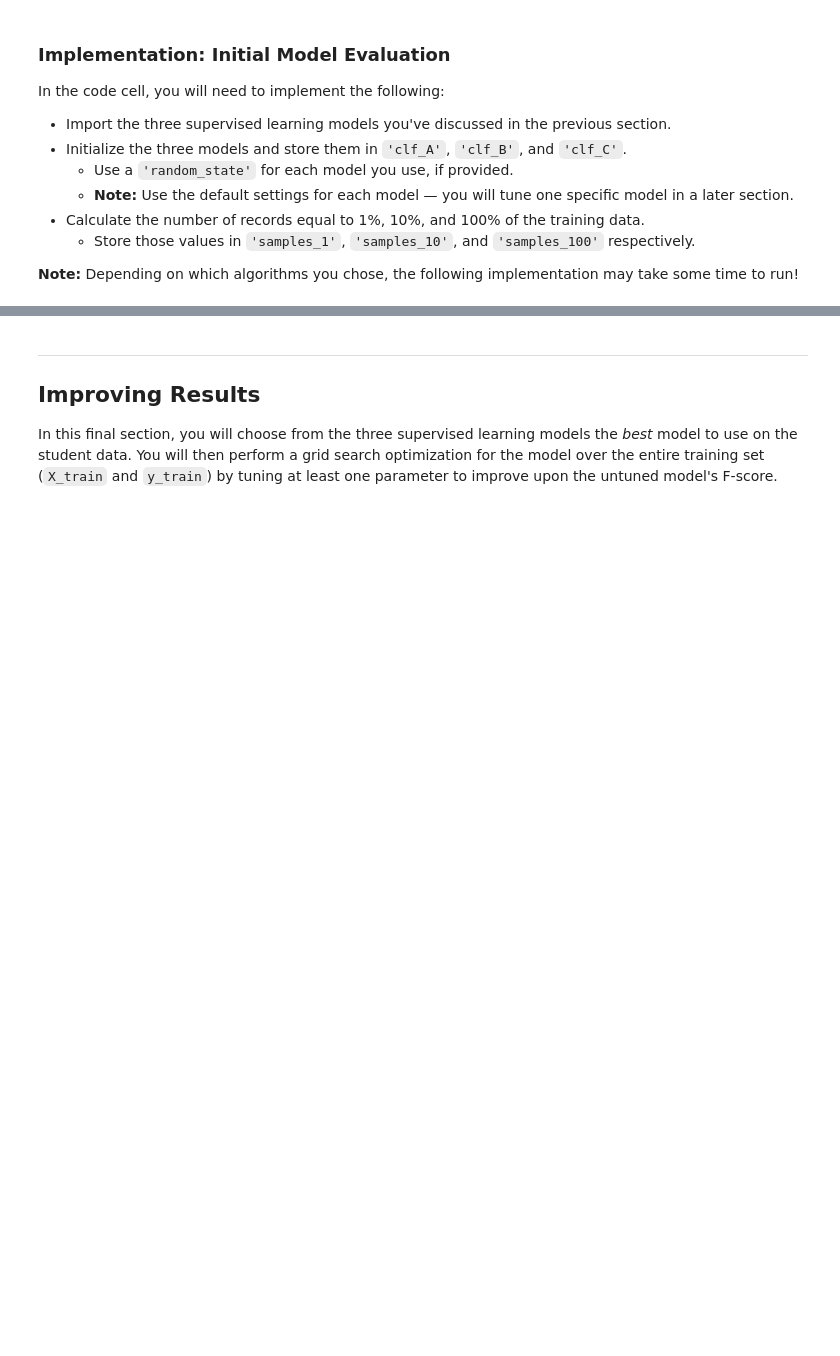
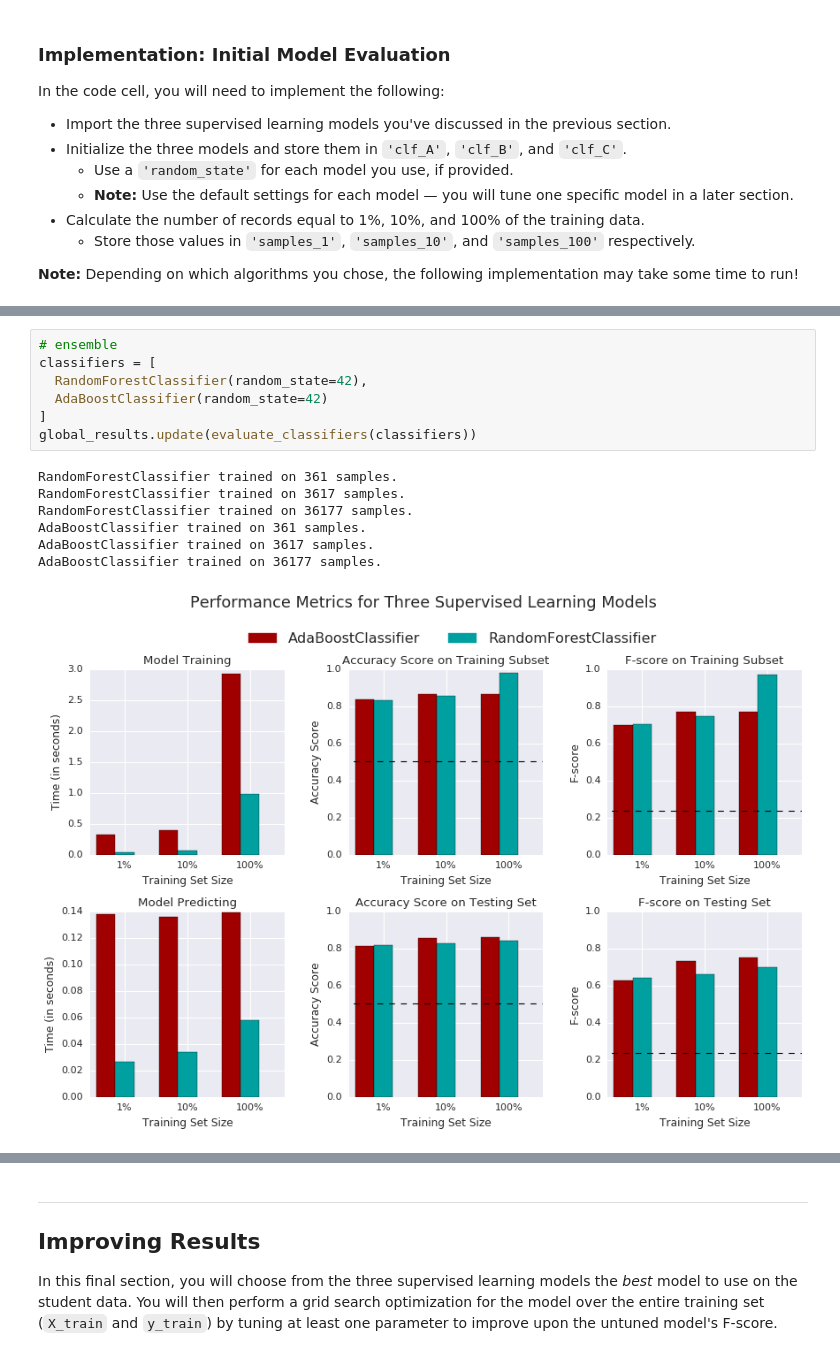
Before and after one commit to pcasaretto/finding_donors, a Jupyter notebook: finding_donors.ipynb, the cells around one changed output, grey strips where cells are left out. Cells and saved outputs as stored; diff of their text form; blank space fills up the shorter version.

```diff
--- a/finding_donors.ipynb
+++ b/finding_donors.ipynb
@@ -516,0 +537,15 @@ GaussianNB trained on 36177 samples.
+# %%
+# ensemble
+classifiers = [
+  RandomForestClassifier(random_state=42),
+  AdaBoostClassifier(random_state=42)
+]
+global_results.update(evaluate_classifiers(classifiers))
+# %% [output]
+RandomForestClassifier trained on 361 samples.
+RandomForestClassifier trained on 3617 samples.
+RandomForestClassifier trained on 36177 samples.
+AdaBoostClassifier trained on 361 samples.
+AdaBoostClassifier trained on 3617 samples.
+AdaBoostClassifier trained on 36177 samples.
+[figure, added]
```
Also changed, not shown: parts of 19 cells of this notebook, 5 other files.
